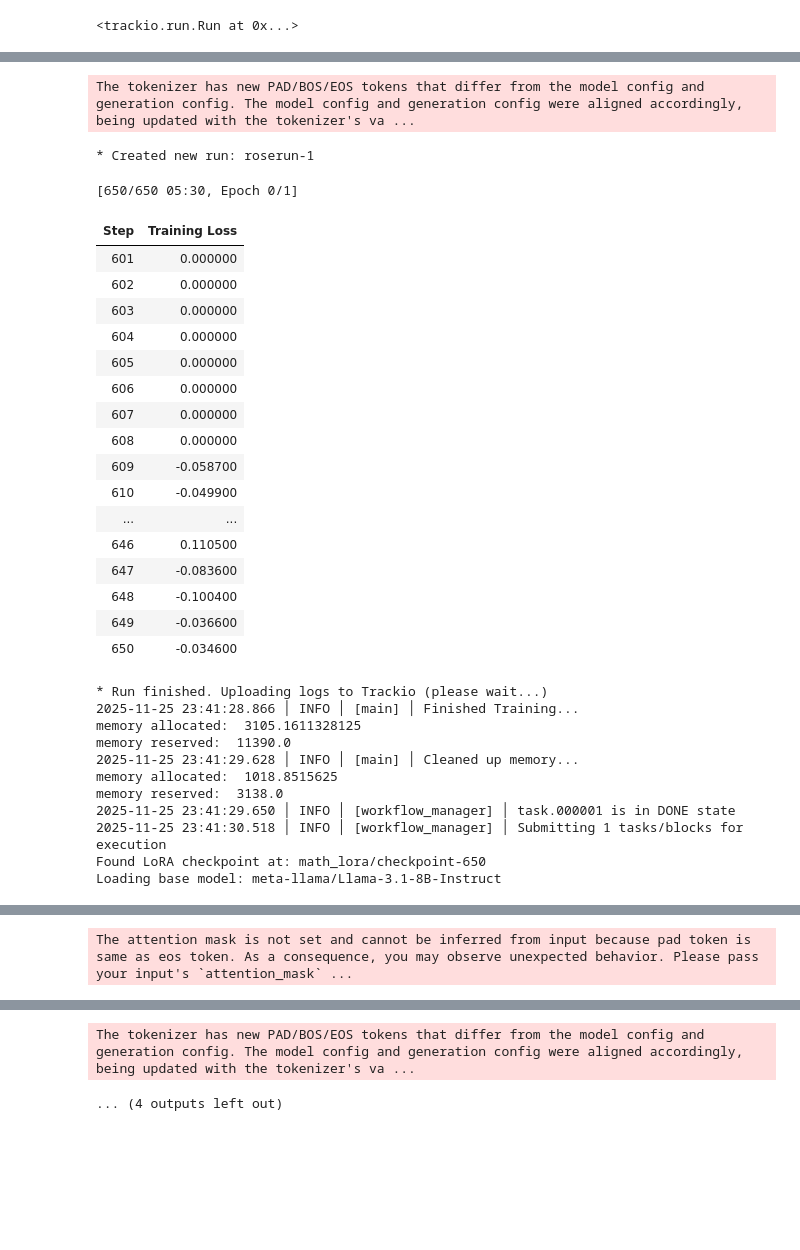
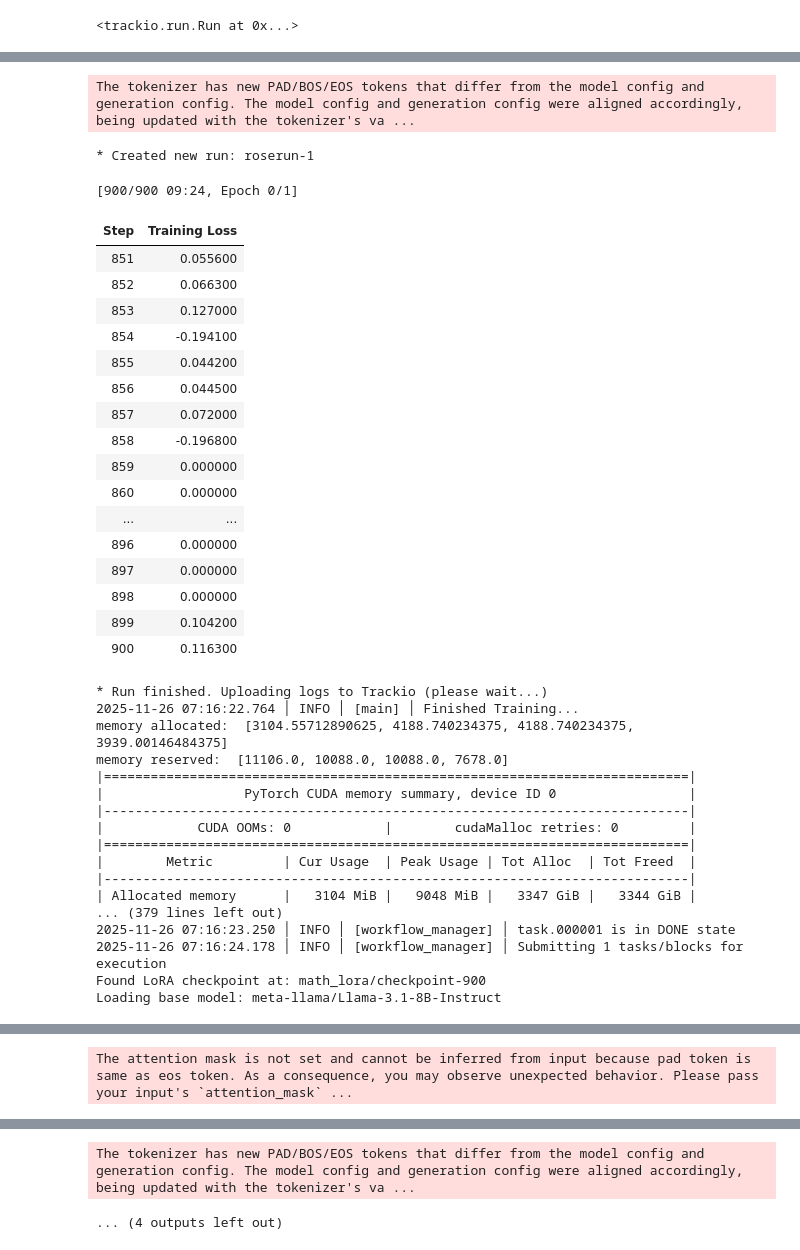
Before and after one commit to Iznoanygod/protein-llm-training, a Jupyter notebook: sample.ipynb, the cells around one changed output, grey strips where cells are left out. Saved outputs shown, nothing was run; the diff lists cells and outputs as text; code cells hidden in the pictures; blank space fills up the shorter version.

```diff
--- a/sample.ipynb
+++ b/sample.ipynb
@@ -152,15 +152,18 @@ def load_llama_or_latest_checkpoint(
 
     return model, tokenizer, loaded_from, iteration
 # %%
+gpu_count = torch.cuda.device_count()
 def memory_stats():
-    print("memory allocated: ", torch.cuda.memory_allocated()/1024**2)
-    print("memory reserved: ", torch.cuda.memory_reserved()/1024**2)
+    print("memory allocated: ", [torch.cuda.memory_allocated(i)/1024**2 for i in range(gpu_count)])
+    print("memory reserved: ", [torch.cuda.memory_reserved(i)/1024**2 for i in range(gpu_count)])
+    for i in range(gpu_count):
+        print(torch.cuda.memory_summary(i))
 # %%
 async def run(rl, **kwargs):
     @rl.update_task(as_executable=False)
     async def update(*args, **kwargs) -> dict:
         #need to let the previous node get cleaned up
-        time.sleep(10)
+        #time.sleep(10)
         model, tokenizer, loaded_from, iteration = load_llama_or_latest_checkpoint(
             base_model_id=base_model_id,
             lora_id=lora_id,
@@ -240,7 +243,7 @@ async def run(rl, **kwargs):
                 rewards.append(reward)
             return rewards
         #need to let the previous node get cleaned up
-        time.sleep(10)
+        #time.sleep(10)
         batch_size=8
         iteration=1
         model, tokenizer, loaded_from, _ = load_llama_or_latest_checkpoint(
@@ -356,32 +368,38 @@ memory reserved:  3114.0
 The tokenizer has new PAD/BOS/EOS tokens that differ from the model config and generation config. The model config and generation config were aligned accordingly, being updated with the tokenizer's va ...
 * Created new run: roserun-1
-[650/650 05:30, Epoch 0/1]
+[900/900 09:24, Epoch 0/1]
 | Step | Training Loss |
-| 601 | 0.000000 |
-| 602 | 0.000000 |
-| 603 | 0.000000 |
-| 604 | 0.000000 |
-| 605 | 0.000000 |
-| 606 | 0.000000 |
-| 607 | 0.000000 |
-| 608 | 0.000000 |
-| 609 | -0.058700 |
-| 610 | -0.049900 |
+| 851 | 0.055600 |
+| 852 | 0.066300 |
+| 853 | 0.127000 |
+| 854 | -0.194100 |
+| 855 | 0.044200 |
+| 856 | 0.044500 |
+| 857 | 0.072000 |
+| 858 | -0.196800 |
+| 859 | 0.000000 |
+| 860 | 0.000000 |
 | ... | ... |
-| 646 | 0.110500 |
-| 647 | -0.083600 |
-| 648 | -0.100400 |
-| 649 | -0.036600 |
-| 650 | -0.034600 |
+| 896 | 0.000000 |
+| 897 | 0.000000 |
+| 898 | 0.000000 |
+| 899 | 0.104200 |
+| 900 | 0.116300 |
 * Run finished. Uploading logs to Trackio (please wait...)
-2025-11-25 23:41:28.866 │ INFO │ [main] │ Finished Training...
-memory allocated:  3105.1611328125
-memory reserved:  11390.0
-2025-11-25 23:41:29.628 │ INFO │ [main] │ Cleaned up memory...
-memory allocated:  1018.8515625
-memory reserved:  3138.0
-2025-11-25 23:41:29.650 │ INFO │ [workflow_manager] │ task.000001 is in DONE state
-2025-11-25 23:41:30.518 │ INFO │ [workflow_manager] │ Submitting 1 tasks/blocks for execution
-Found LoRA checkpoint at: math_lora/checkpoint-650
+2025-11-26 07:16:22.764 │ INFO │ [main] │ Finished Training...
+memory allocated:  [3104.55712890625, 4188.740234375, 4188.740234375, 3939.00146484375]
+memory reserved:  [11106.0, 10088.0, 10088.0, 7678.0]
+|===========================================================================|
+|                  PyTorch CUDA memory summary, device ID 0                 |
+|---------------------------------------------------------------------------|
+|            CUDA OOMs: 0            |        cudaMalloc retries: 0         |
+|===========================================================================|
+|        Metric         | Cur Usage  | Peak Usage | Tot Alloc  | Tot Freed  |
+|---------------------------------------------------------------------------|
+| Allocated memory      |   3104 MiB |   9048 MiB |   3347 GiB |   3344 GiB |
+... (379 lines left out)
+2025-11-26 07:16:23.250 │ INFO │ [workflow_manager] │ task.000001 is in DONE state
+2025-11-26 07:16:24.178 │ INFO │ [workflow_manager] │ Submitting 1 tasks/blocks for execution
+Found LoRA checkpoint at: math_lora/checkpoint-900
 Loading base model: meta-llama/Llama-3.1-8B-Instruct
 Applying LoRA adapter from checkpoint...
```
Also changed, not shown: parts of 1 cell of this notebook.
